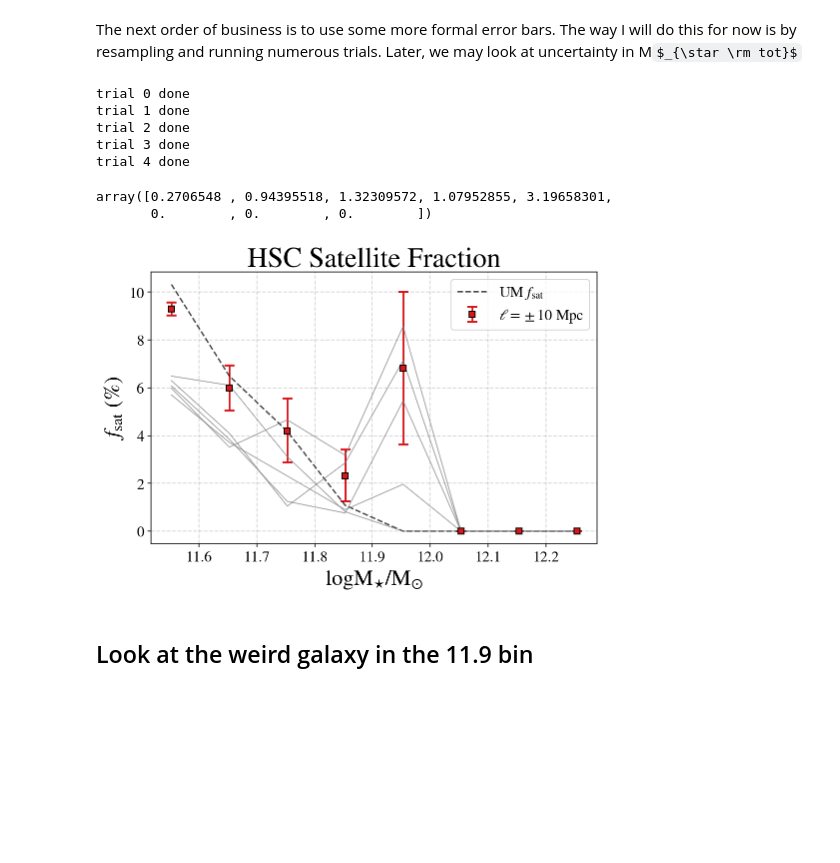
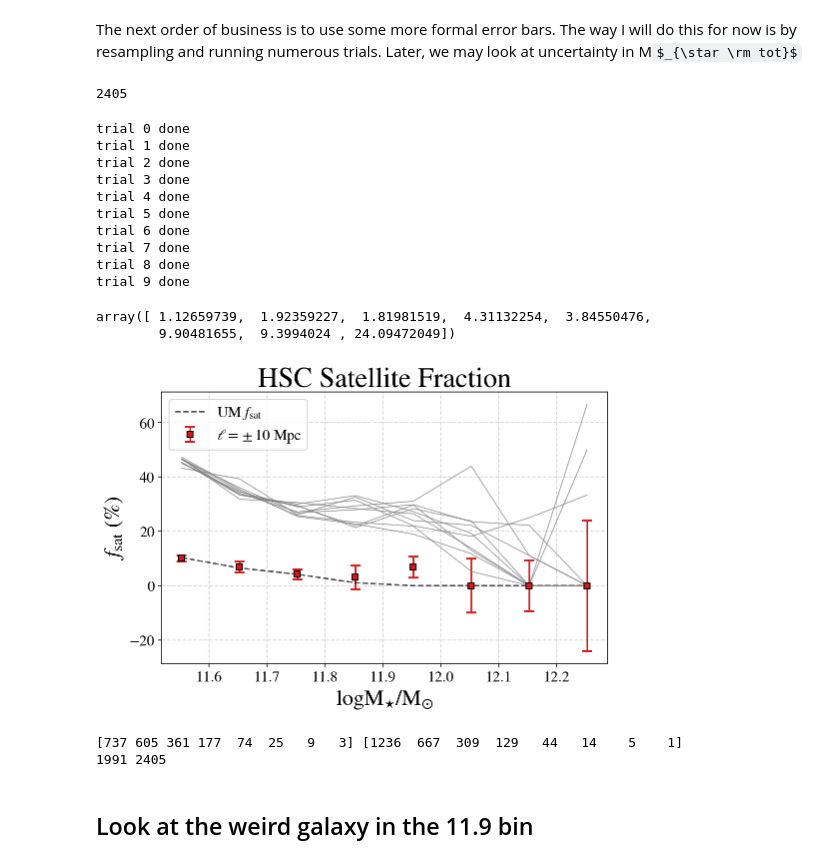
Before and after one commit to gsallabe/thesis_satellite_fraction, a Jupyter notebook: notebooks/pdr_satellite_greg.ipynb, the cells around one changed output. Saved outputs shown, nothing was run; the diff lists cells and outputs as text; code cells hidden in the pictures; some formulas as TeX source; blank space fills up the shorter version.

```diff
--- a/notebooks/pdr_satellite_greg.ipynb
+++ b/notebooks/pdr_satellite_greg.ipynb
@@ -58,8 +62,8 @@ pdr_use.reverse() # rank order by mass
 # %%
 # actual satellite finding
 import satellite_finder as sf
-mass_center_004, frac_sat_004, err_004 = sf.run_pdr_satellite(pdr_use, .004, mass_bins)
-mass_center_0015, frac_sat_0015, err_0015 = sf.run_pdr_satellite(pdr_use, .0015, mass_bins)
+mass_center_006, frac_sat_006, err_006 = sf.run_pdr_satellite(pdr_use, .006, mass_bins)
+#mass_center_0015, frac_sat_0015, err_0015 = sf.run_pdr_satellite(pdr_use, .0015, mass_bins)
 # %%
 fig = plt.figure(figsize=(7,5))
 
@@ -89,6 +93,8 @@ ax1.legend()
 model = data_pth + 'um_ins_exs_logms_10.8_asap_180813.fits'
 hdu1 = fits.open(model)
 full_table = Table(hdu1[1].data)
+
+model_table = Table(names = full_table.colnames)
 
 for i in range(len(np.array(full_table['logms_max']))):
     if full_table['logms_max'][i] > 11.50:
@@ -185,7 +194,10 @@ The next order of business is to use some more formal error bars. The way I will
 # %%
 # start by identifying basic parameters
 sample_size = len(pdr_use) # number of galaxies
-iterations = range(5)
+iterations = range(10)
+sample_size
+# %% [output]
+2405
 # %%
 fsat_trials = []
 # now actually bootstrapping
@@ -197,17 +209,15 @@ for i in iterations:
     for j in range(len(trial_indices)):
         trial_sample.add_row(pdr_use[trial_indices[j]]) # resampling
 
+    for k in range(len(trial_sample)):
+        # scatter on stellar mass
+        # model it as a gaussian centered at galaxy mass and sigma = 0.08dex
+        trial_sample['logm_max'][k] = np.random.normal(trial_sample['logm_max'][k], 0.08)
+
+    # now sort and run satellite finder
     trial_sample.sort('logm_max')
     trial_sample.reverse()
-
-    #for k in range(len(trial_sample)):
-        # scatter on stellar mass
-        # model it as a gaussian centered at galaxy mass and sigma = 0.08dex
-        #trial_sample['logm_max'][k] = np.random.normal(trial_sample['logm_max'][k], 0.08)
-
-    # now sort and run satellite finder
-
-    fsat_trials.append(sf.run_pdr_satellite(trial_sample, 0.004, mass_bins)[1])
+    fsat_trials.append(sf.run_pdr_satellite(trial_sample, 0.006, mass_bins)[1])
     print('trial', i, 'done')
 # need to find the standard deviation of the results
 np.std(fsat_trials, axis = 0)
@@ -217,36 +227,52 @@ trial 1 done
 trial 2 done
 trial 3 done
 trial 4 done
+trial 5 done
+trial 6 done
+trial 7 done
+trial 8 done
+trial 9 done
-array([0.2706548 , 0.94395518, 1.32309572, 1.07952855, 3.19658301,
-       0.        , 0.        , 0.        ])
+array([ 1.12659739,  1.92359227,  1.81981519,  4.31132254,  3.84550476,
+        9.90481655,  9.3994024 , 24.09472049])
 # %%
 fig = plt.figure(figsize=(8,5))
 
 
 ax1 = fig.add_subplot(111)
 ax1.grid(linewidth=1, linestyle='--', alpha=0.5)
 
 
-ax1.errorbar(mass_center_004, frac_sat_004, np.std(fsat_trials, axis = 0), color = '#d7191c',fmt='s',mec = 'k',capthick=2, capsize=5, label = '$\ell = \pm 10$ Mpc')
+ax1.errorbar(mass_center_006, frac_sat_006, np.std(fsat_trials, axis = 0), color = '#d7191c',fmt='s',mec = 'k',capthick=2, capsize=5, label = '$\ell = \pm 10$ Mpc')
 ax1.plot(mass_center_true, f_sat_true, ls = '--', color = 'k',alpha = 0.7, label = 'UM $f_{\mathrm{sat}}$')
 for i in range(len(fsat_trials)):
-    ax1.plot(mass_center_004, fsat_trials[i], c = 'gray', linewidth = 1, alpha = 0.7)
+    ax1.plot(mass_center_006, fsat_trials[i], c = 'gray', linewidth = 1, alpha = 0.7)
 
 
 for tick in ax1.xaxis.get_major_ticks():
     tick.label.set_fontsize(15)
 for tick in ax1.yaxis.get_major_ticks():
     tick.label.set_fontsize(15)
 
 
 
 ax1.set_xlabel(r'$ \log \mathrm{M_{\star} / M_{\odot}}$', fontsize=22)
 ax1.set_ylabel(r'$f_{\mathrm{sat}}$ (%)', fontsize=22)
 ax1.set_title('HSC Satellite Fraction', fontsize = 28)
 ax1.legend(fontsize = 15)
 plt.savefig('pdr_satellite_fraction.eps', dpi = 1000)
 # %% [output]
-[figure, old version]
+[figure, new version]
+# %%
+# why is the bootstrapping weird?
+
+#how many galaxies are in the bins?
+hist_bootstrap_trial, edges_bootstrap_trial = np.histogram(trial_sample['logm_max'], mass_bins)
+hist_pdr, edges_pdr = np.histogram(pdr_use['logm_max'], mass_bins)
+print(hist_bootstrap_trial, hist_pdr)
+print(sum(hist_bootstrap_trial), sum(hist_pdr))
+# %% [output]
+[737 605 361 177  74  25   9   3] [1236  667  309  129   44   14    5    1]
+1991 2405
 # %% [markdown]
 ## Look at the weird galaxy in the 11.9 bin
 # %%
```
Also changed, not shown: parts of 7 cells of this notebook, 7 other files.
